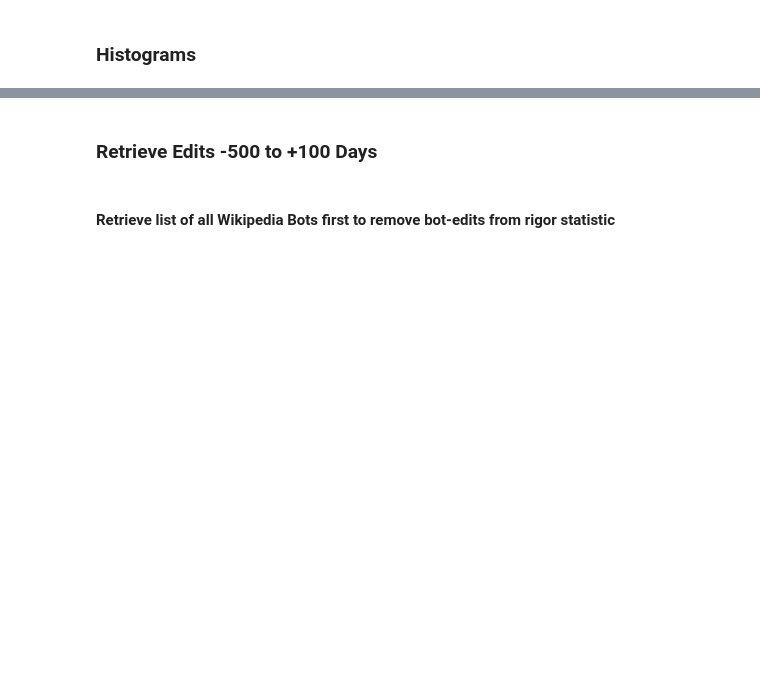
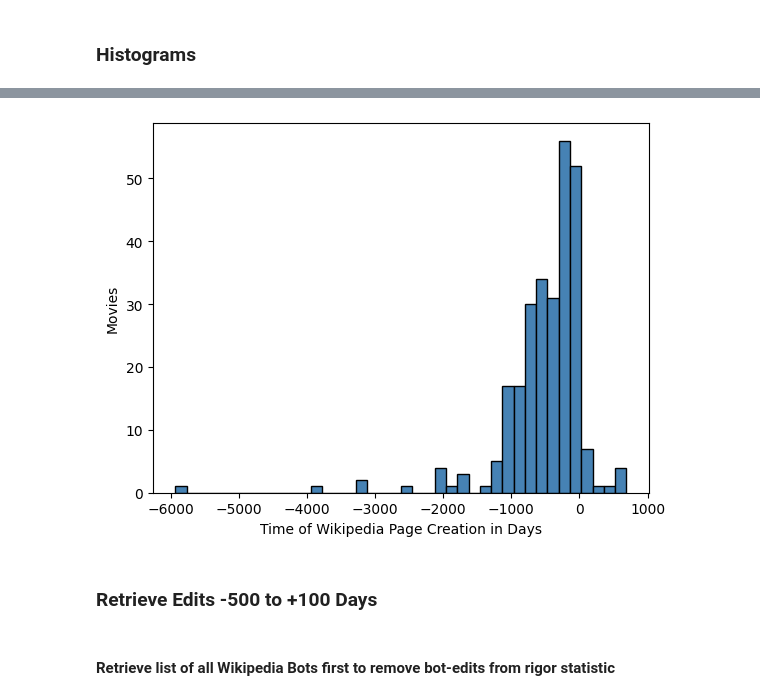
Before and after one commit to rutschmanna/2021_Wikipedia_movie_box_office_prediction, a Jupyter notebook: 200_smda_project_rutschmann.ipynb, the cells around one changed output, grey strips where cells are left out. Cells and saved outputs as stored; diff of their text form; code cells hidden in the pictures; blank space fills up the shorter version.

```diff
--- a/200_smda_project_rutschmann.ipynb
+++ b/200_smda_project_rutschmann.ipynb
@@ -207,3 +207,14 @@ sns.histplot(dist_day_created, bins=100)
+# %%
+fig, ax = plt.subplots()
+
+ax.hist(dist_day_created, bins=40, color='steelblue', ec='black')
+
+ax.set_xlabel('Time of Wikipedia Page Creation in Days')
+ax.set_ylabel('Movies')
+
+plt.show()
+# %% [output]
+[figure, added]
 # %% [markdown]
 ### Retrieve Edits -500 to +100 Days
 # %% [markdown]
```
Also changed, not shown: parts of 1 cell of this notebook, 1 other file.
